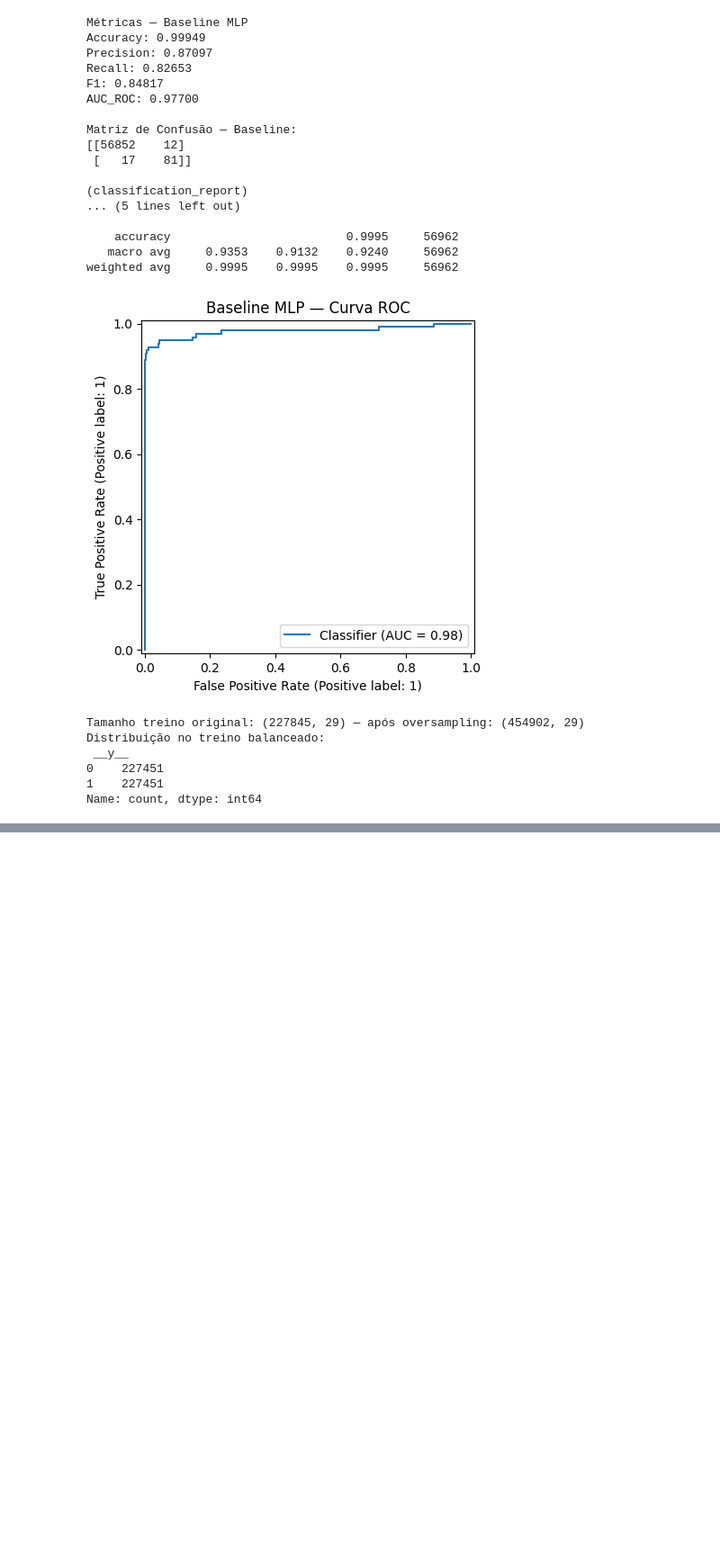
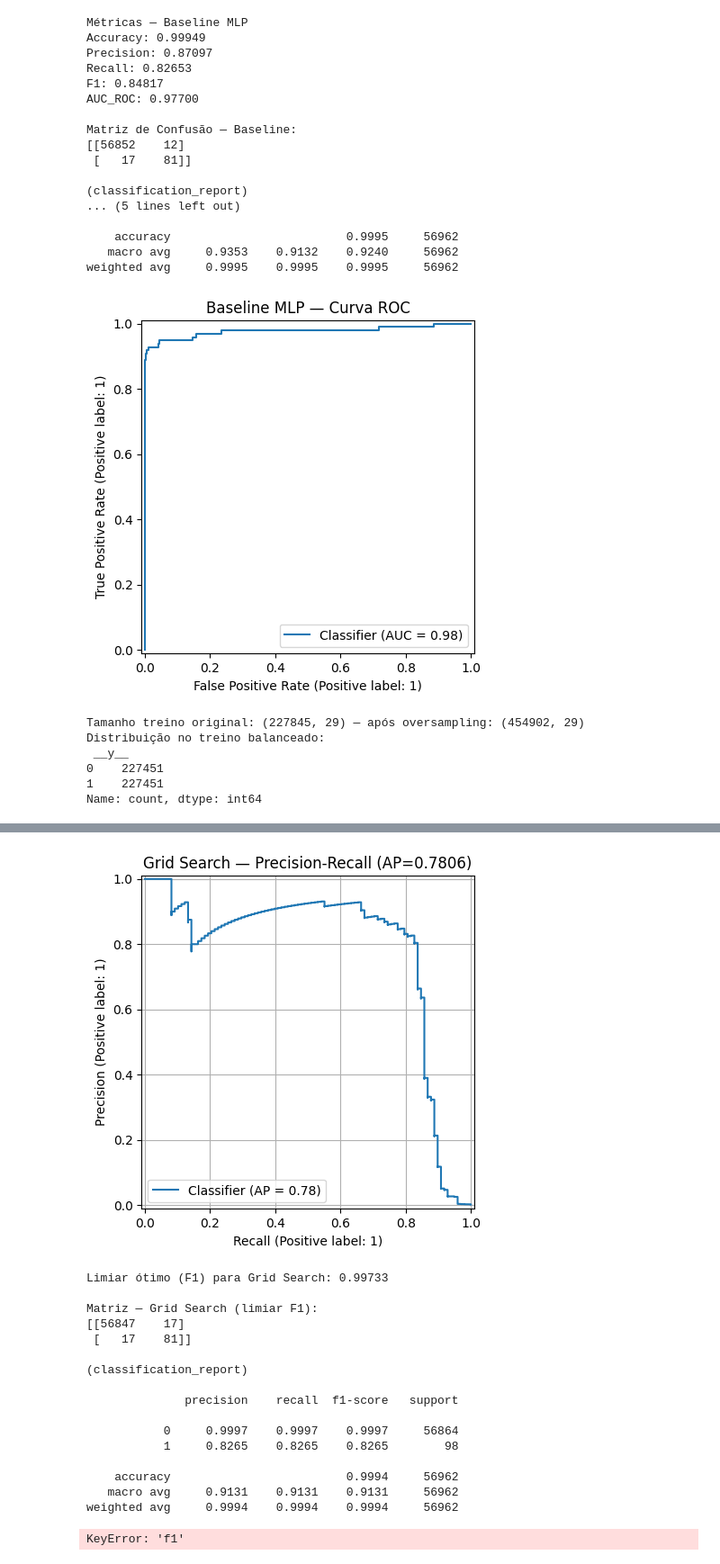
Before and after one commit to marcelositton/ponderada-prog-semana4, a Jupyter notebook: Resposta_Ponderada_02.ipynb, the cells around one changed output, grey strips where cells are left out. Shown at 90% size. Drawn from its saved outputs; the diff is of its cells as text; code cells hidden in the pictures; blank space fills up the shorter version.

```diff
--- a/Resposta_Ponderada_02.ipynb
+++ b/Resposta_Ponderada_02.ipynb
@@ -643,0 +397,67 @@ print("\nSalvo: comparacao_metricas_appendix.csv")
+# %%
+#  9 — AUC-PR + LIMIAR ÓTIMO E COMPARAÇÃO
+from sklearn.metrics import average_precision_score, precision_recall_curve, PrecisionRecallDisplay
+
+# escolhe o final
+try:
+    est_final = best_gs
+    y_proba_final = y_proba_gs
+    y_pred_final  = y_pred_gs
+    nome_final = "Grid Search"
+except NameError:
+    est_final = best_rs
+    y_proba_final = y_proba_rs
+    y_pred_final  = y_pred_rs
+    nome_final = "Random Search"
+
+#  AUC-PR e curva PR
+ap = average_precision_score(y_test, y_proba_final)
+PrecisionRecallDisplay.from_predictions(y_test, y_proba_final)
+plt.title(f"{nome_final} — Precision-Recall (AP={ap:.4f})"); plt.grid(True); plt.show()
+
+#  limiar que maximiza F1
+p, r, thr = precision_recall_curve(y_test, y_proba_final)
+f1 = 2*(p*r)/(p+r+1e-12)
+thr_star = thr[f1[:-1].argmax()] if len(thr) else 0.5
+y_pred_star = (y_proba_final >= thr_star).astype(int)
+
+print(f"Limiar ótimo (F1) para {nome_final}: {float(thr_star):.5f}")
+imprimir_matriz_confusao(y_test, y_pred_star, f"Matriz — {nome_final} (limiar F1)")
+
+metrics_final05 = avaliar_modelo(y_test, y_pred_final, y_proba_final)
+metrics_finalF1 = avaliar_modelo(y_test, y_pred_star,  y_proba_final)
+
+# comparação em tabela
+linhas = []
+if "metrics_baseline" in globals():
+    linhas.append({"modelo": "Baseline (0.5)", **metrics_baseline})
+linhas.append({"modelo": f"{nome_final} (0.5)", **metrics_final05})
+linhas.append({"modelo": f"{nome_final} (F1*)", **metrics_finalF1})
+
+tabela = pd.DataFrame(linhas)
+cols = ["modelo","accuracy","precision","recall","f1","roc_auc","pr_auc","support_pos"]
+tabela = tabela[[c for c in cols if c in tabela.columns]].sort_values(
+    by=["f1","recall","roc_auc"], ascending=False
+).reset_index(drop=True)
+
+print("\n=== COMPARAÇÃO FINAL ===")
+print(tabela.to_string(index=False, float_format=lambda x: f"{x:.5f}"))
+# %% [output]
+[figure, added]
+Limiar ótimo (F1) para Grid Search: 0.99733
+
+Matriz — Grid Search (limiar F1):
+[[56847    17]
+ [   17    81]]
+
+(classification_report)
+
+              precision    recall  f1-score   support
+
+           0     0.9997    0.9997    0.9997     56864
+           1     0.8265    0.8265    0.8265        98
+
+    accuracy                         0.9994     56962
+   macro avg     0.9131    0.9131    0.9131     56962
+weighted avg     0.9994    0.9994    0.9994     56962
+KeyError: 'f1'
```
Also changed, not shown: parts of 8 cells of this notebook.
